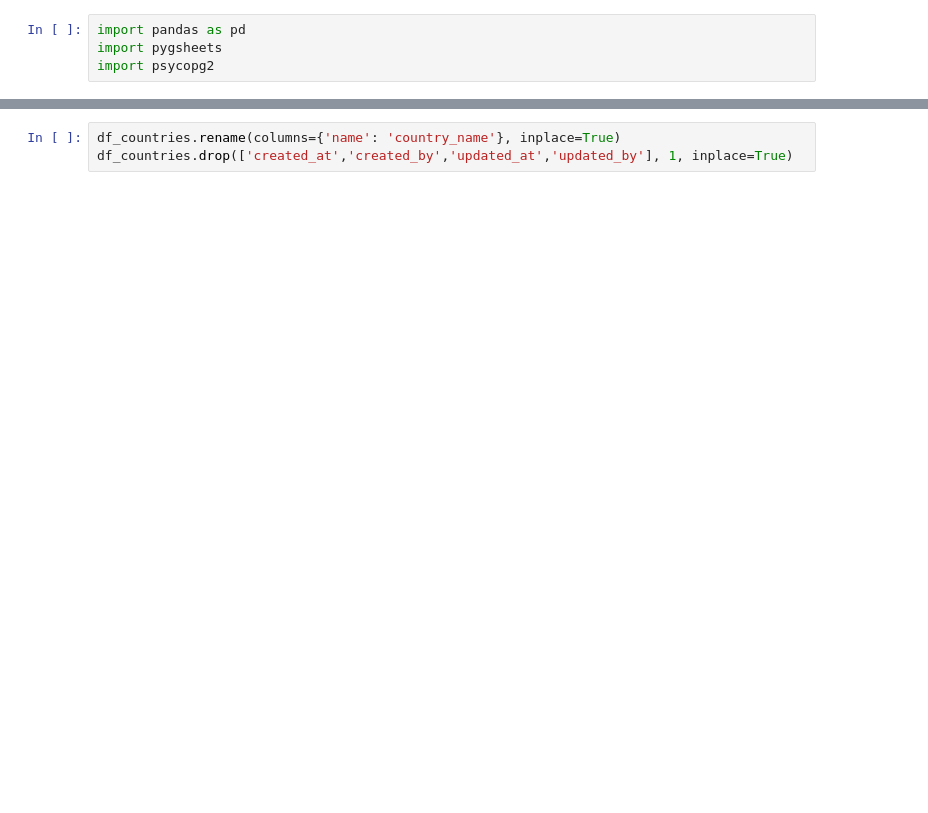
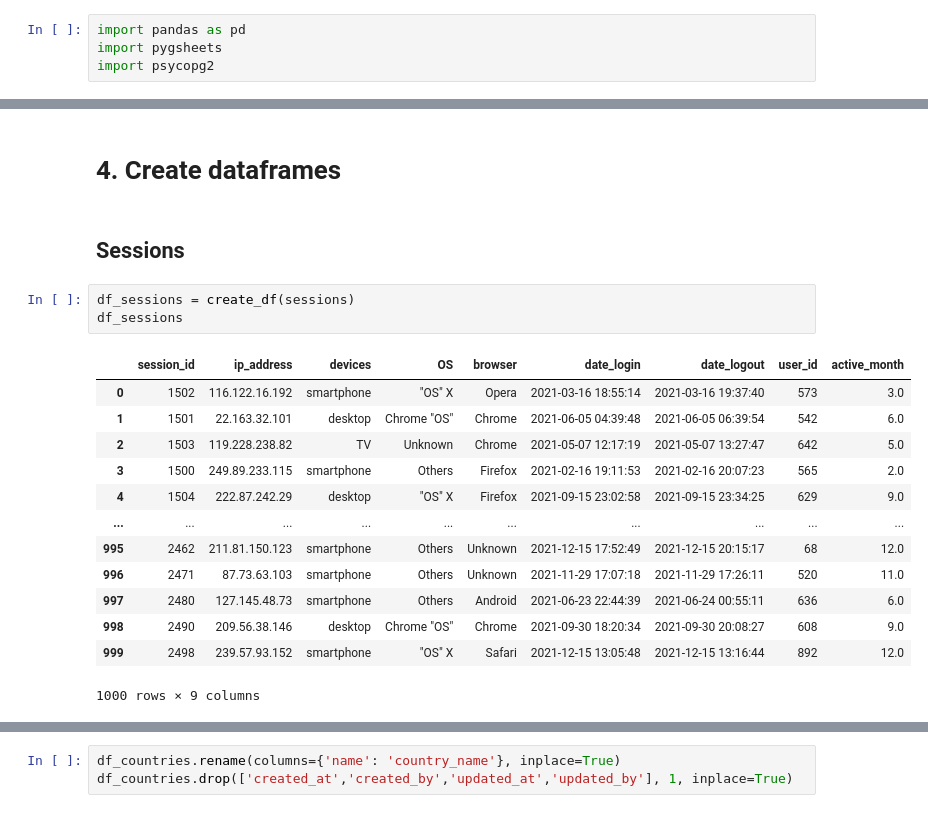
Before and after one commit to Platzi-Master-C8/pipeline-automation-dashboards, a Jupyter notebook: Notebooks/postgres_data.ipynb, the cells around one changed output, grey strips where cells are left out. Drawn from its saved outputs; the diff is of its cells as text; blank space fills up the shorter version.

```diff
--- a/Notebooks/postgres_data.ipynb
+++ b/Notebooks/postgres_data.ipynb
@@ -125,0 +73,21 @@ df_countries
+# %% [markdown]
+# 4. Create dataframes
+# %% [markdown]
+## Sessions
+# %%
+df_sessions = create_df(sessions)
+df_sessions
+# %% [output]
+|  | session_id | ip_address | devices | OS | browser | date_login | date_logout | user_id | active_month |
+| 0 | 1502 | 116.122.16.192 | smartphone | "OS" X | Opera | 2021-03-16 18:55:14 | 2021-03-16 19:37:40 | 573 | 3.0 |
+| 1 | 1501 | 22.163.32.101 | desktop | Chrome "OS" | Chrome | 2021-06-05 04:39:48 | 2021-06-05 06:39:54 | 542 | 6.0 |
+| 2 | 1503 | 119.228.238.82 | TV | Unknown | Chrome | 2021-05-07 12:17:19 | 2021-05-07 13:27:47 | 642 | 5.0 |
+| 3 | 1500 | 249.89.233.115 | smartphone | Others | Firefox | 2021-02-16 19:11:53 | 2021-02-16 20:07:23 | 565 | 2.0 |
+| 4 | 1504 | 222.87.242.29 | desktop | "OS" X | Firefox | 2021-09-15 23:02:58 | 2021-09-15 23:34:25 | 629 | 9.0 |
+| ... | ... | ... | ... | ... | ... | ... | ... | ... | ... |
+| 995 | 2462 | 211.81.150.123 | smartphone | Others | Unknown | 2021-12-15 17:52:49 | 2021-12-15 20:15:17 | 68 | 12.0 |
+| 996 | 2471 | 87.73.63.103 | smartphone | Others | Unknown | 2021-11-29 17:07:18 | 2021-11-29 17:26:11 | 520 | 11.0 |
+| 997 | 2480 | 127.145.48.73 | smartphone | Others | Android | 2021-06-23 22:44:39 | 2021-06-24 00:55:11 | 636 | 6.0 |
+| 998 | 2490 | 209.56.38.146 | desktop | Chrome "OS" | Chrome | 2021-09-30 18:20:34 | 2021-09-30 20:08:27 | 608 | 9.0 |
+| 999 | 2498 | 239.57.93.152 | smartphone | "OS" X | Safari | 2021-12-15 13:05:48 | 2021-12-15 13:16:44 | 892 | 12.0 |
+1000 rows × 9 columns
```
Also changed, not shown: parts of 62 cells of this notebook.
